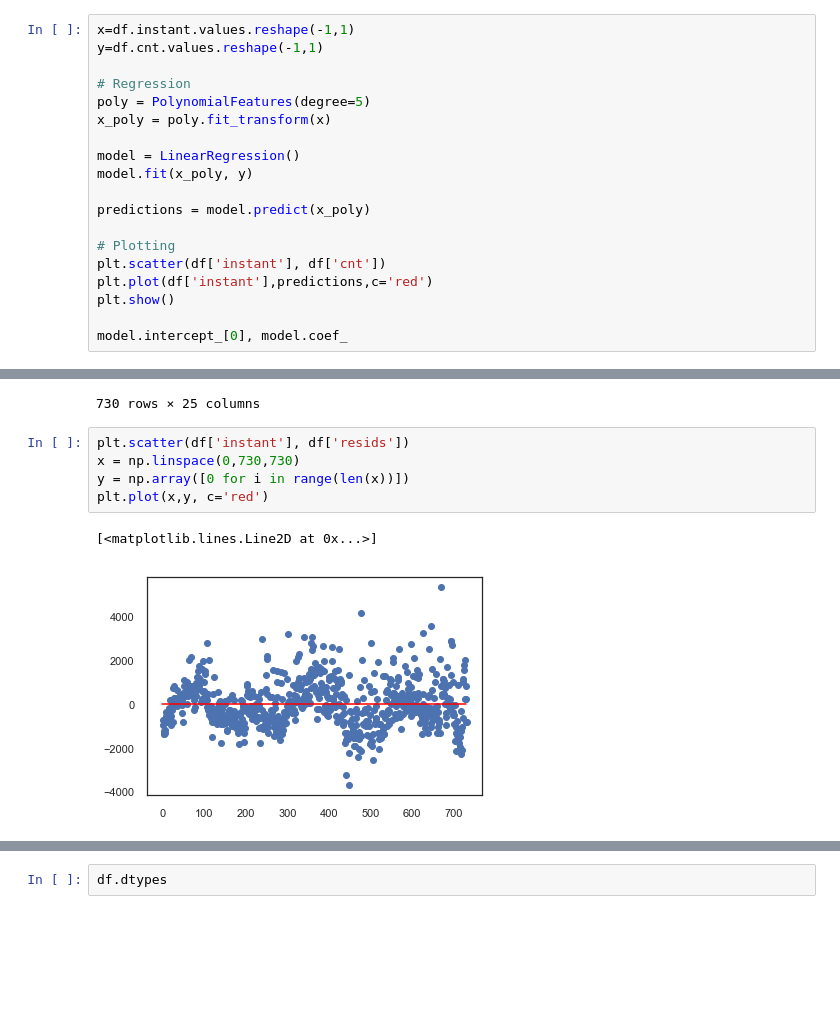
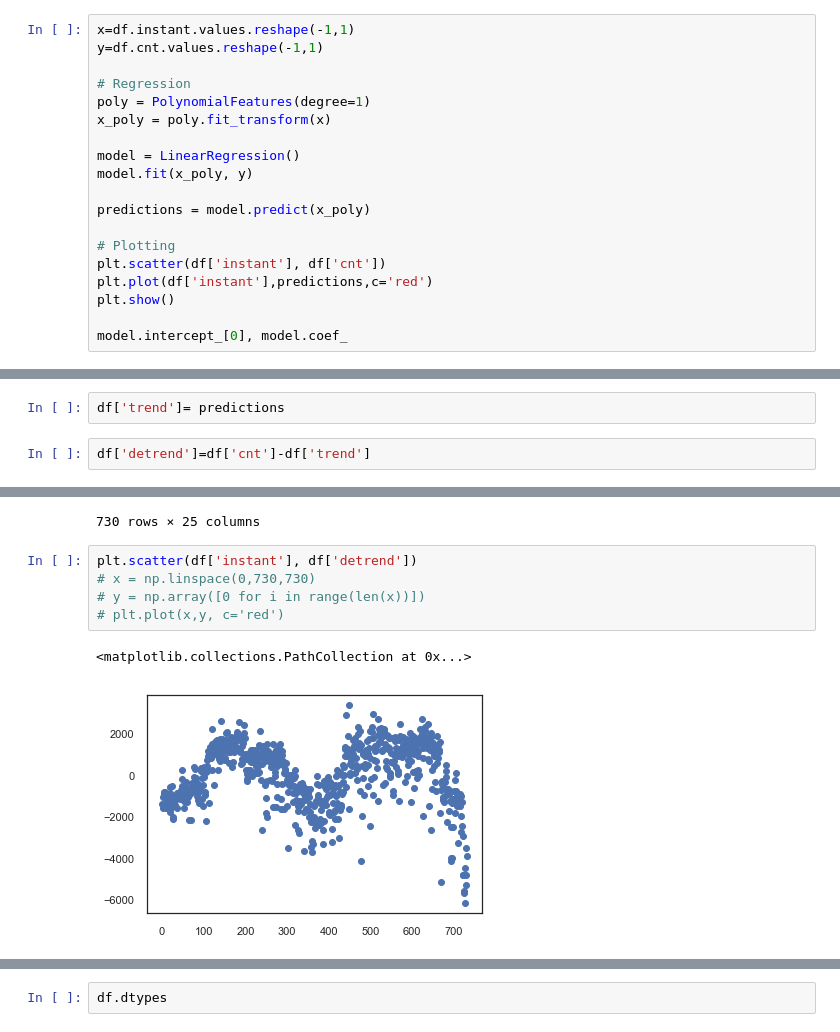
Before and after one commit to pauly51994/Bike_predictor, a Jupyter notebook: Bike-Sharing-Dataset/TEST.ipynb, the cells around one changed output, grey strips where cells are left out. Saved outputs shown, nothing was run; the diff lists cells and outputs as text; blank space fills up the shorter version.

```diff
--- a/Bike-Sharing-Dataset/TEST.ipynb
+++ b/Bike-Sharing-Dataset/TEST.ipynb
@@ -40,7 +40,7 @@ x=df.instant.values.reshape(-1,1)
 y=df.cnt.values.reshape(-1,1)
 
 # Regression
-poly = PolynomialFeatures(degree=5)
+poly = PolynomialFeatures(degree=1)
 x_poly = poly.fit_transform(x)
 
 model = LinearRegression()
@@ -60,0 +60,4 @@ model.intercept_[0], model.coef_
+# %%
+df['trend']= predictions
+# %%
+df['detrend']=df['cnt']-df['trend']
@@ -84,10 +97,10 @@ df
 | 730 | 731 | 719163 | winter | 1 | 12 | 0 | 1 | 1 | 2 | 0.215833 | ... |
 730 rows × 25 columns
 # %%
-plt.scatter(df['instant'], df['resids'])
-x = np.linspace(0,730,730)
-y = np.array([0 for i in range(len(x))])
-plt.plot(x,y, c='red')
+plt.scatter(df['instant'], df['detrend'])
+# x = np.linspace(0,730,730)
+# y = np.array([0 for i in range(len(x))])
+# plt.plot(x,y, c='red')
 # %% [output]
-[<matplotlib.lines.Line2D at 0x...>]
+<matplotlib.collections.PathCollection at 0x...>
-[figure, old version]
+[figure, new version]
```
Also changed, not shown: parts of 42 cells of this notebook.
